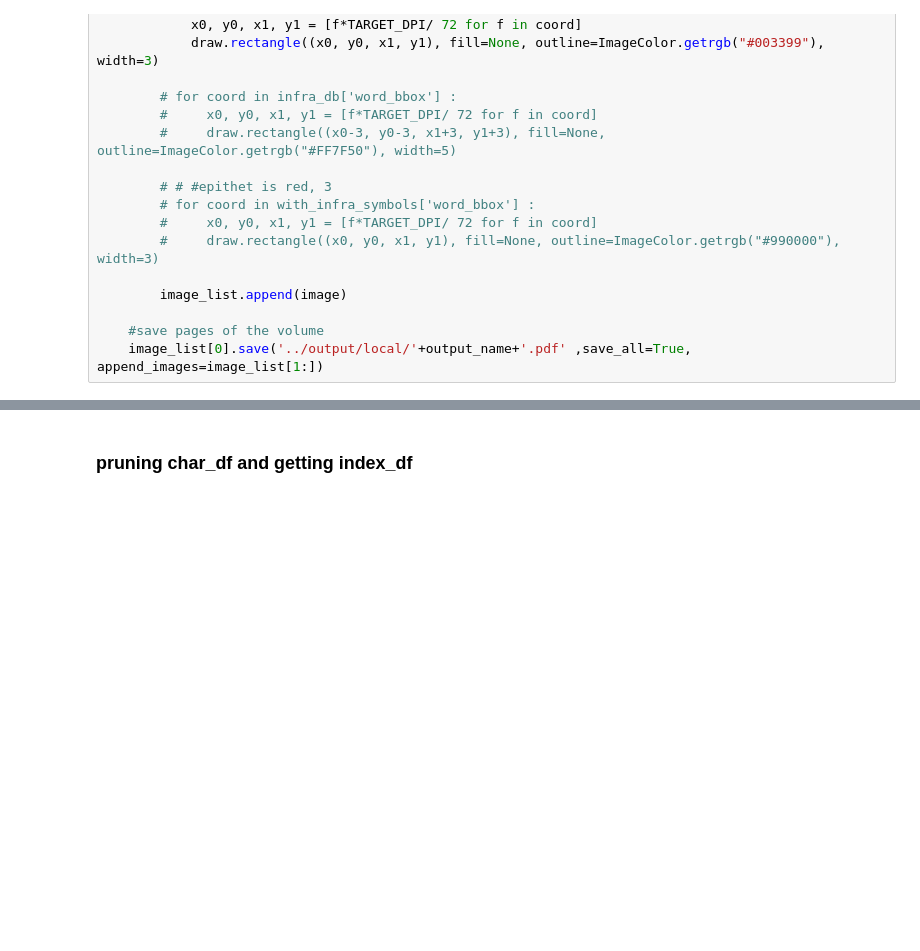
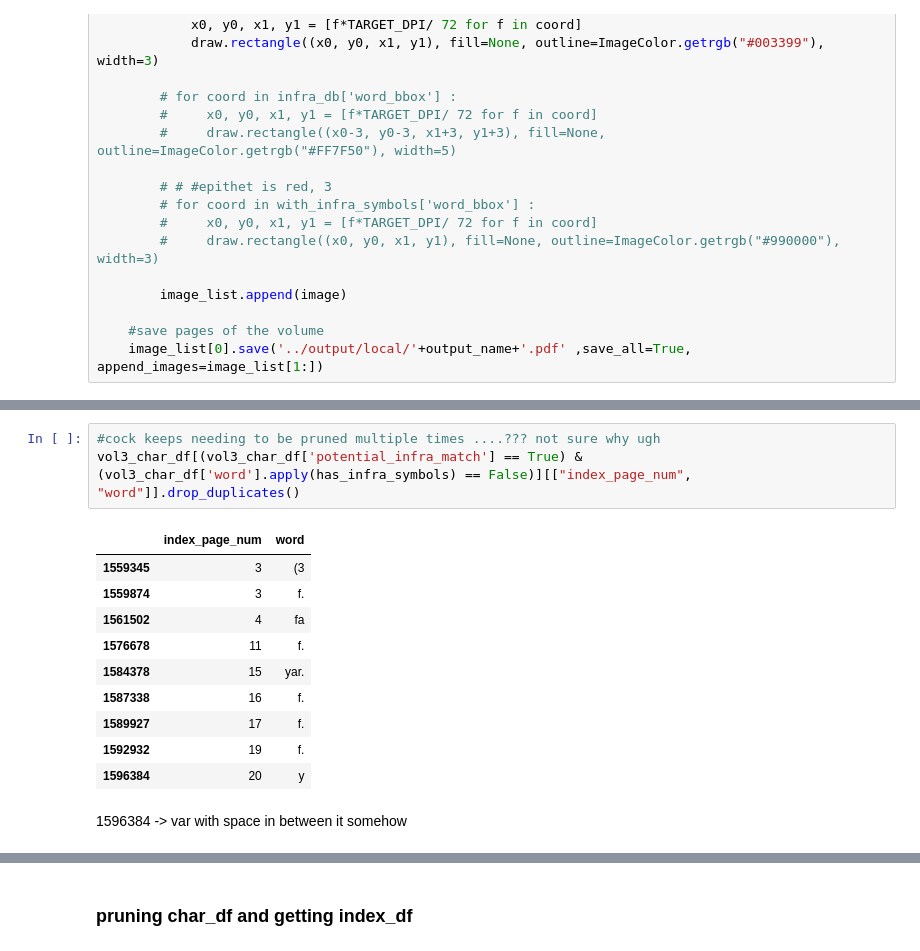
Before and after one commit to shidedh/UpdateFlora, a Jupyter notebook: index_code/0index.ipynb, the cells around one changed output, grey strips where cells are left out. Drawn from its saved outputs; the diff is of its cells as text; blank space fills up the shorter version.

```diff
--- a/index_code/0index.ipynb
+++ b/index_code/0index.ipynb
@@ -695,0 +770,16 @@ for vol_char_df, vol_index, doc, output_name in all_vol_data_PN_test:
+# %%
+#cock keeps needing to be pruned multiple times ....??? not sure why ugh
+vol3_char_df[(vol3_char_df['potential_infra_match'] == True) & (vol3_char_df['word'].apply(has_infra_symbols) == False)][["index_page_num", "word"]].drop_duplicates()
+# %% [output]
+|  | index_page_num | word |
+| 1559345 | 3 | (3 |
+| 1559874 | 3 | f. |
+| 1561502 | 4 | fa |
+| 1576678 | 11 | f. |
+| 1584378 | 15 | yar. |
+| 1587338 | 16 | f. |
+| 1589927 | 17 | f. |
+| 1592932 | 19 | f. |
+| 1596384 | 20 | y |
+# %% [markdown]
+1596384 -> var with space in between it somehow
```
Also changed, not shown: parts of 38 cells of this notebook.
